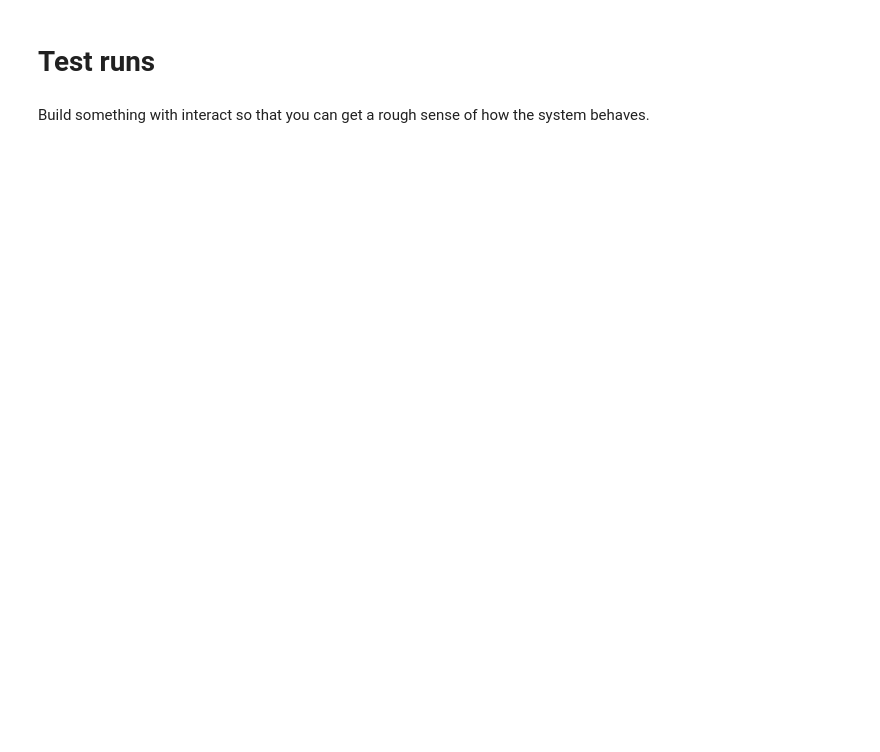
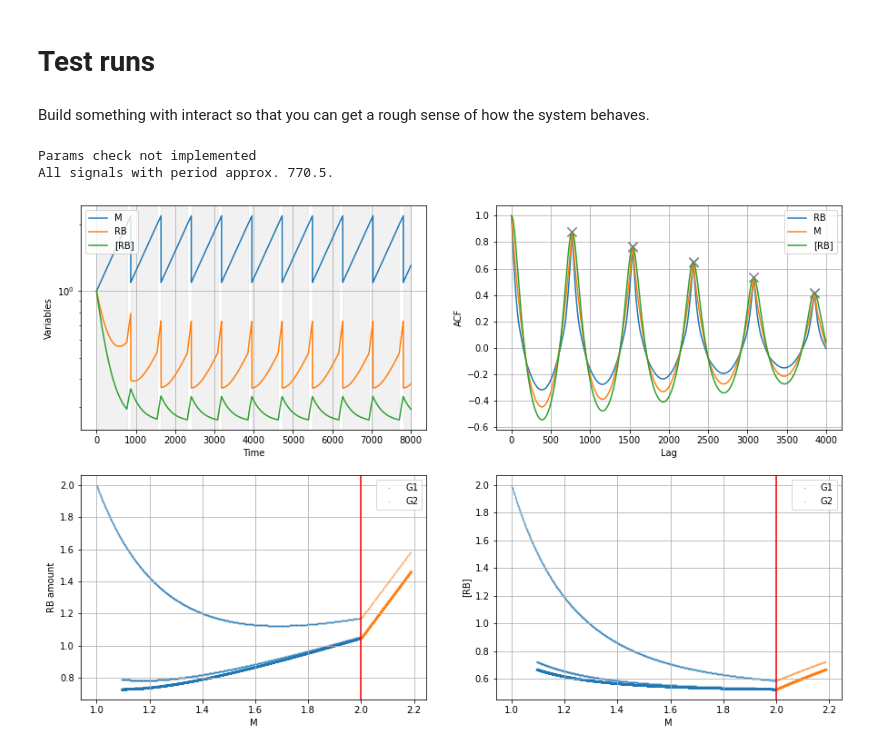
Before and after one commit to LucasFuentesValenzuela/RB_model, a Jupyter notebook: Test models.ipynb, the cells around one changed output. Saved outputs shown, nothing was run; the diff lists cells and outputs as text; code cells hidden in the pictures; blank space fills up the shorter version.

```diff
--- a/Test models.ipynb
+++ b/Test models.ipynb
@@ -21,0 +22,3 @@ Notes:
+# %%
+def f(x):
+    return x
@@ -151,0 +33,41 @@ def run_and_plot_test(
+# %%
+def run_and_plot_test(
+    alpha=2, beta0=3, delta=1,
+    gamma=.9, epsilon=.01, dt=1e-3,
+    division="timer", transition="size",
+    time_SG2=1e-1, transition_th=2.
+):
+
+    cell = cell_v1(
+        alpha=alpha, beta0=beta0, delta=delta,
+        gamma=gamma, epsilon=epsilon, dt=dt,
+        division=division, transition=transition,
+        time_SG2=time_SG2, transition_th=transition_th
+    )
+
+    T=8000
+    cell.grow(T)
+
+    fig, ax = plt.subplots(2, 2, figsize=(15, 10))
+    t_vec = np.arange(T+1)
+
+    plot_vars_vs_time(ax[0,0], cell)
+    plot_phase_RB(ax[1,0], cell)
+    plot_phase_RBc(ax[1,1], cell)
+
+    periods = plot_autocorrelations(ax[0,1], cell, nlags=4000, prominence=0)
+    if any([p is None for p in periods]):
+        print("Not periodic")
+    else:
+        if np.std(periods)/np.mean(periods) < .05:
+            print(f"All signals with period approx. {np.mean(periods)}.")
+        else:
+            print("Not periodic")
+
+    return cell, periods
+# %%
+cell_test, periods= run_and_plot_test()
+# %% [output]
+Params check not implemented
+All signals with period approx. 770.5.
+[figure, added]
```
Also changed, not shown: parts of 22 cells of this notebook, 4 other files.
